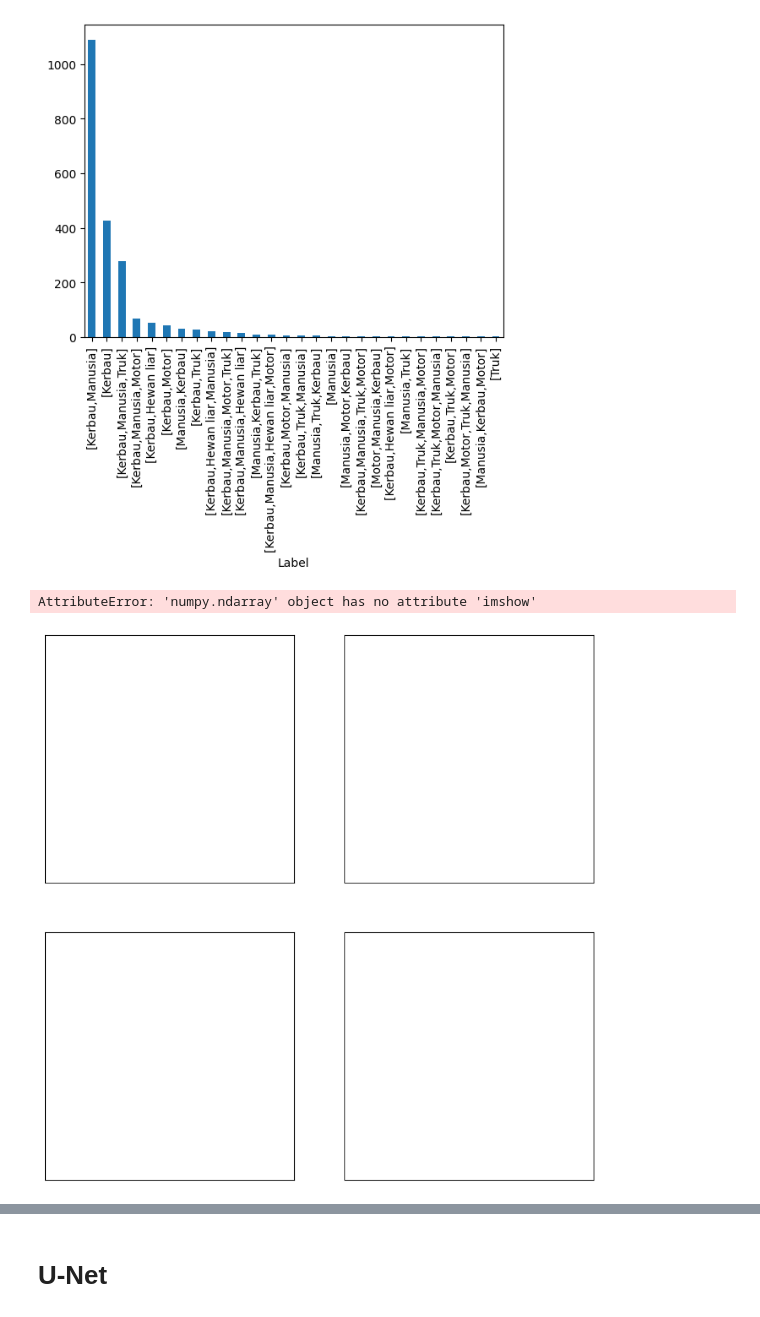
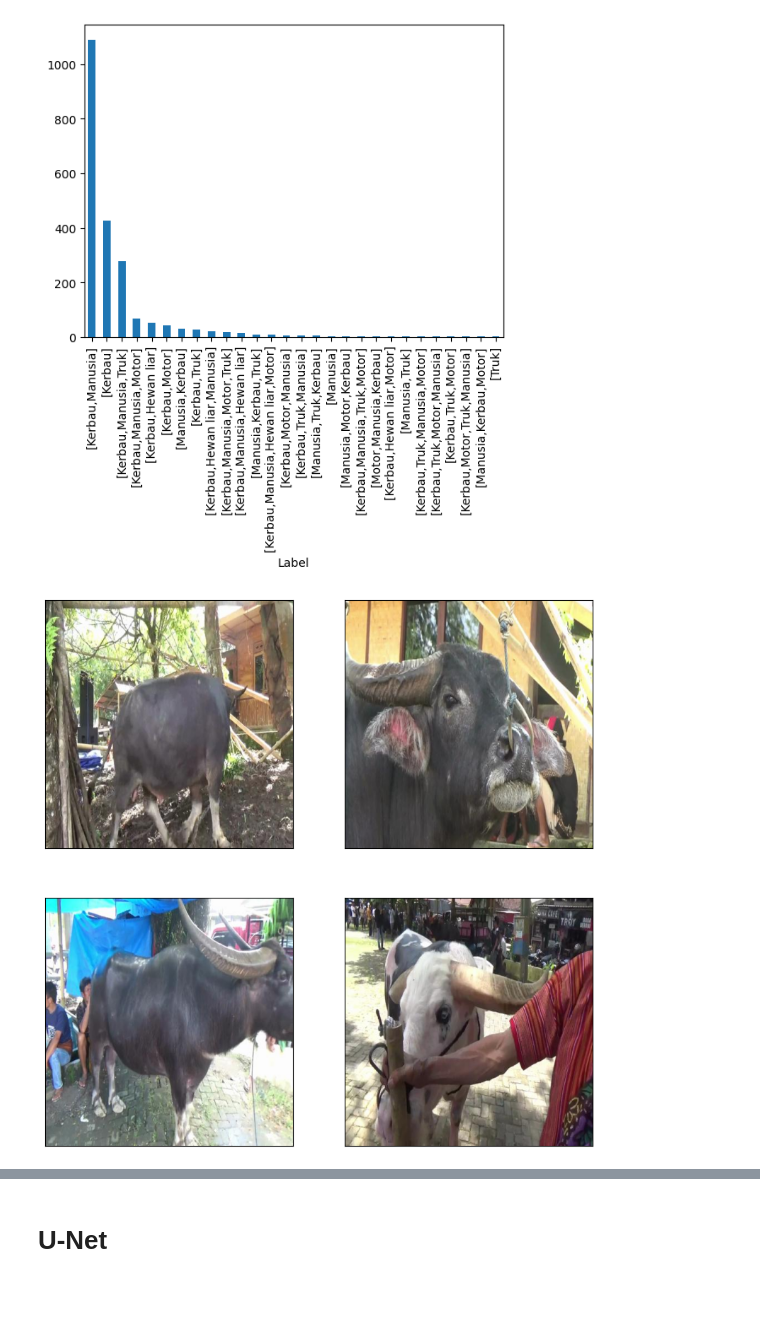
Before and after one commit to AcqmalFadhilla/Multilabel-Dataset-Tedong, a Jupyter notebook: multilabel.ipynb, the cells around one changed output, grey strips where cells are left out. Saved outputs shown, nothing was run; the diff lists cells and outputs as text; code cells hidden in the pictures.

```diff
--- a/multilabel.ipynb
+++ b/multilabel.ipynb
@@ -39,2 +42,0 @@ dtype: int64
-# %%
-df['Filename'] = "data/image/" + df["Filename"]
@@ -46,0 +43,11 @@ dtype: int64
+# %%
+# buat daftar unique dari semua label
+unique_label = set()
+for label in df["Label"]:
+    label_list = label.strip("[]").split(",")
+    for label in label_list:
+        unique_label.add(label.strip())
+
+# buatkan kolom one-hot encodinf setiap label
+for label in unique_label:
+    df[label] = df["Label"].apply(lambda x: int(label in x))
@@ -51,11 +67,10 @@ df['Label'].value_counts().plot(kind='bar')
 [figure]
 # %%
 random_index = np.random.randint(0, len(df), 10)
-fig, ax = plt.subplots(nrows=2, ncols=2, figsize=(10, 10),
+fig, axes = plt.subplots(nrows=2, ncols=2, figsize=(10, 10),
                     subplot_kw={'xticks': [], 'yticks': []})
-for i in enumerate(ax.flat):
-    ax.imshow(plt.imread(df.Filename[random_index]))
+for i, ax in enumerate(axes.flat):
+    ax.imshow(plt.imread("data/image/"+ df.Filename[random_index[i]]))
 plt.show()
 # %% [output]
-AttributeError: 'numpy.ndarray' object has no attribute 'imshow'
-[figure, old version]
+[figure, new version]
```
Also changed, not shown: parts of 23 cells of this notebook.
